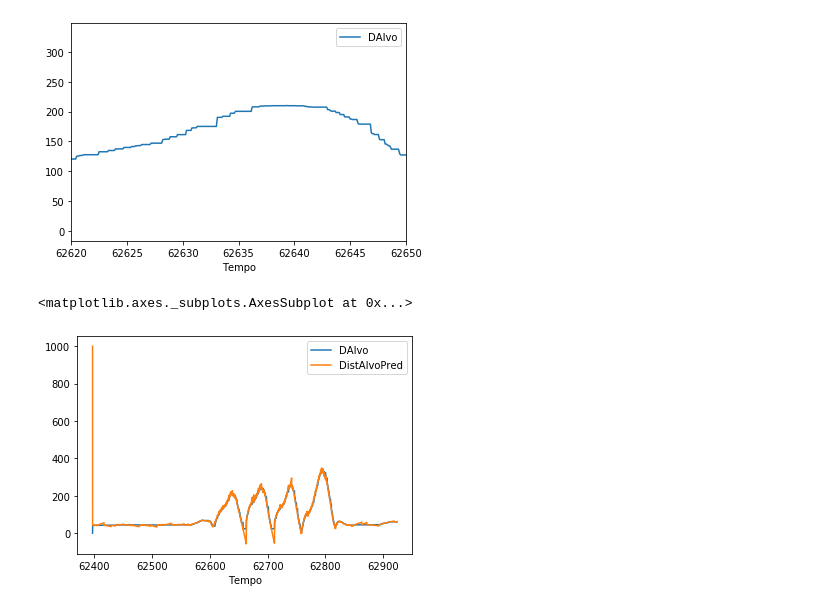
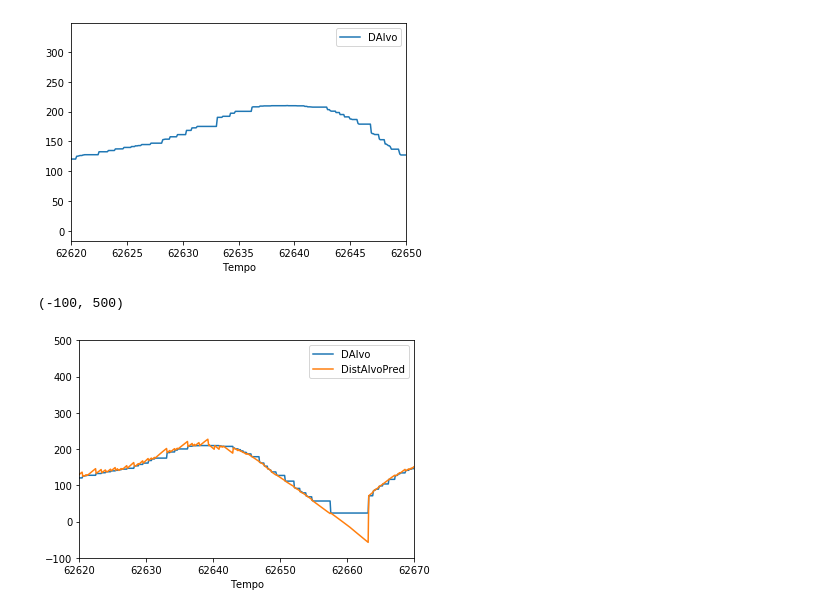
Before and after one commit to leomariga/DeadReckonEAST, a Jupyter notebook: DeadTest.ipynb, the cells around one changed output. Cells and saved outputs as stored; diff of their text form; code cells hidden in the pictures.

```diff
--- a/DeadTest.ipynb
+++ b/DeadTest.ipynb
@@ -164,7 +164,9 @@ df.insert (df.shape[1]-1, 'DistAlvoPred', distAlvoPred)
 # %%
 ax = plt.gca()
 df.plot(kind='line',x='Tempo',y='DAlvo',ax=ax)
 df.plot(kind='line',x='Tempo',y='DistAlvoPred',ax=ax)
+ax.set_xlim(62620, 62670)
+ax.set_ylim(-100, 500)
 # %% [output]
-<matplotlib.axes._subplots.AxesSubplot at 0x...>
+(-100, 500)
-[figure, old version]
+[figure, new version]
```
Also changed, not shown: parts of 4 cells of this notebook, 1 other file.
